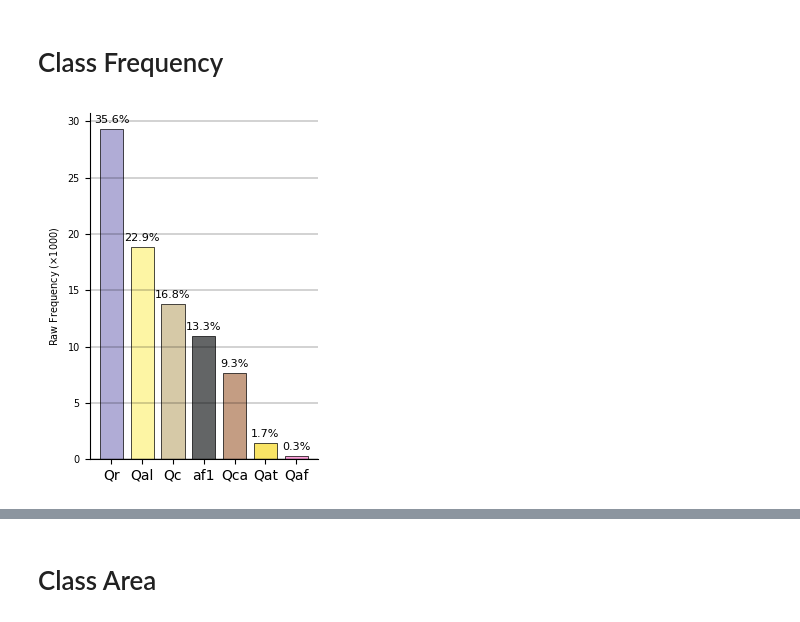
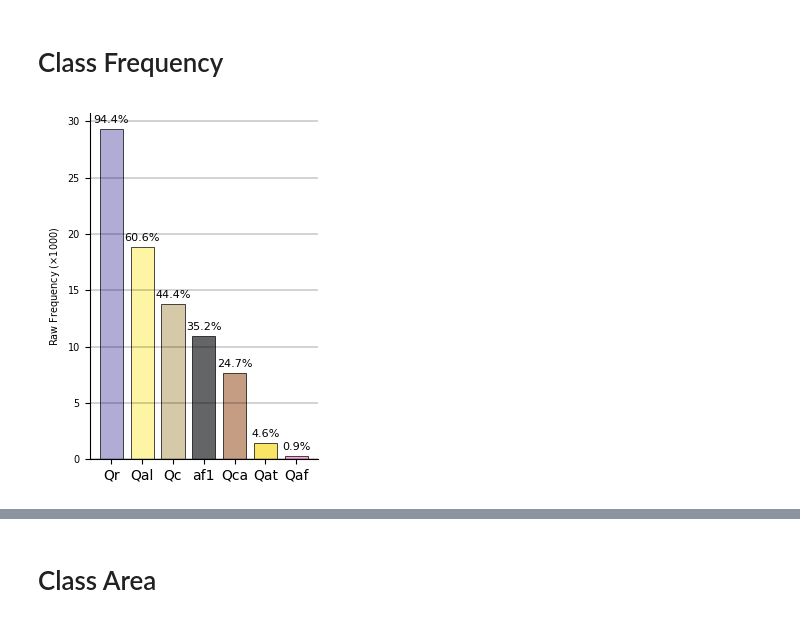
Before and after one commit to masseygeo/earthscape, a Jupyter notebook: notebooks/viz2.ipynb, the cells around one changed output, grey strips where cells are left out. Cells and saved outputs as stored; diff of their text form; code cells hidden in the pictures.

```diff
--- a/notebooks/viz2.ipynb
+++ b/notebooks/viz2.ipynb
@@ -144,34 +172,44 @@ areas_path = r'../data/earthscape_areas.csv'
 areas = pd.read_csv(areas_path)
 
 class_counts = (areas[areas.columns[1:]] > 0).sum()
 class_counts = class_counts.sort_values(ascending=False)
 
 
+colors = {'af1': '#636566',
+          'Qal': '#fdf5a4',
+          'Qaf': '#ffa1db',
+          'Qat': '#f9e465',
+          'Qc': '#d6c9a7',
+          'Qca': '#c49d83',
+          'Qr': '#b0acd6'}
+
+
+
 fig, ax = plt.subplots(figsize=(3,4))
 
 bars = ax.bar(x=class_counts.index, height=class_counts, edgecolor='k', linewidth=0.5, facecolor=[colors[c] for c in class_counts.index], width=0.75)
 
-percentages = class_counts / class_counts.sum() * 100
+percentages = class_counts / len(areas) * 100
 for bar, pct in zip(bars, percentages):
     height = bar.get_height()
     ax.annotate(f"{pct:.1f}%", xy=(bar.get_x() + bar.get_width() / 2, height), xytext=(0, 3), textcoords="offset points", ha="center", va="bottom", fontsize=8)
 
 
 ax.set_xticks(ax.get_xticks())
 ax.set_xticklabels(ax.get_xticklabels(), fontsize=10)
 
 ax.set_ylabel(r'Raw Frequency ($\times 1000$)', fontsize=7)
 ax.set_yticks(range(0,30001, 5000))
 ax.set_yticklabels(['0', '5', '10', '15', '20', '25', '30'], fontsize=7)
 
 ax.spines['top'].set_visible(False)
 ax.spines['right'].set_visible(False)
 ax.grid(axis='y', color='k', linestyle='-', linewidth=0.25)
 
 
-# output_path = r''
-# plt.savefig(output_path, dpi=500, bbox_inches='tight', pad_inches=0)
+output_path = r'/Users/matthew/Desktop/class_freq.svg'
+plt.savefig(output_path, dpi=500, bbox_inches='tight', pad_inches=0)
 plt.tight_layout()
 plt.show()
 # %% [output]
-[figure, old version]
+[figure, new version]
```
Also changed, not shown: parts of 14 cells of this notebook.
